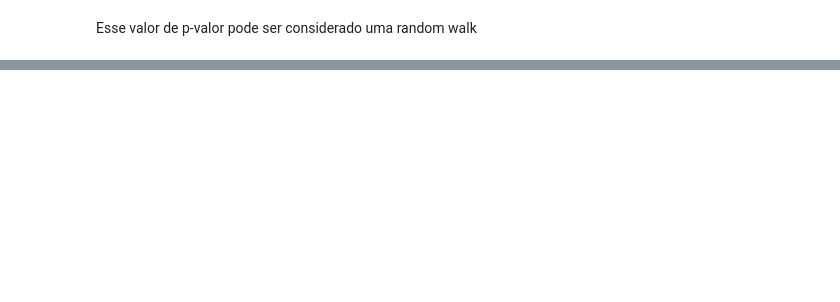
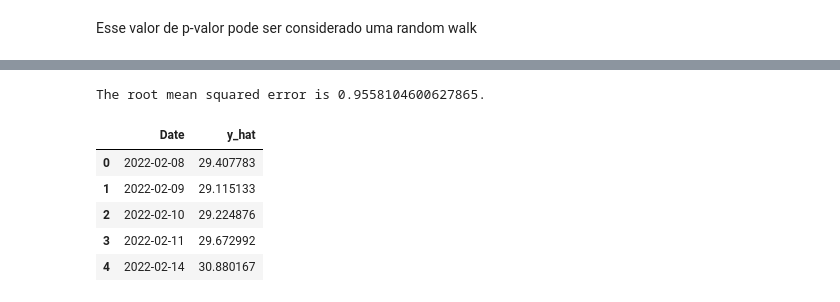
Before and after one commit to SamuelNatividade/projects, a Jupyter notebook: petr4.ipynb, the cells around one changed output, grey strips where cells are left out. Cells and saved outputs as stored; diff of their text form; code cells hidden in the pictures; blank space fills up the shorter version.

```diff
--- a/petr4.ipynb
+++ b/petr4.ipynb
@@ -136,0 +199,22 @@ Esse valor de p-valor pode ser considerado uma random walk
+# %%
+from sklearn.metrics import mean_squared_error
+import math
+rmse = math.sqrt(mean_squared_error(sim1[900:1011], result.predict(start=900,end=999)))
+print("The root mean squared error is {}.".format(rmse))
+# %% [output]
+The root mean squared error is 0.9558104600627865.
+# %%
+# Predicting humidity level of Montreal
+adj_close = ARIMA(df["Adj Close"].iloc[:].values, order=(1,0,0))
+# ajuste do modelo AR
+res = adj_close.fit()
+# %%
+# dia de incio e fim das previsões
+#start_date = datetime.date.today() + datetime.timedelta(60)
+#end_date = datetime.date.today()
+start_date = len(df) - 60
+end_date = len(df) - 1
+# %%
+# realizando previsões
+# predito é um array dos últimos 60 dias
+predito = res.predict(start = start_date, end = end_date)
@@ -136,0 +224,12 @@ Esse valor de p-valor pode ser considerado uma random walk
+# %%
+# criando um dataframe para o predito
+df_predito = pd.DataFrame({'Date' : ultimos_60_dias,
+            'y_hat': predito})
+df_predito.head()
+# %% [output]
+|  | Date | y_hat |
+| 0 | 2022-02-08 | 29.407783 |
+| 1 | 2022-02-09 | 29.115133 |
+| 2 | 2022-02-10 | 29.224876 |
+| 3 | 2022-02-11 | 29.672992 |
+| 4 | 2022-02-14 | 30.880167 |
```
Also changed, not shown: parts of 23 cells of this notebook.
